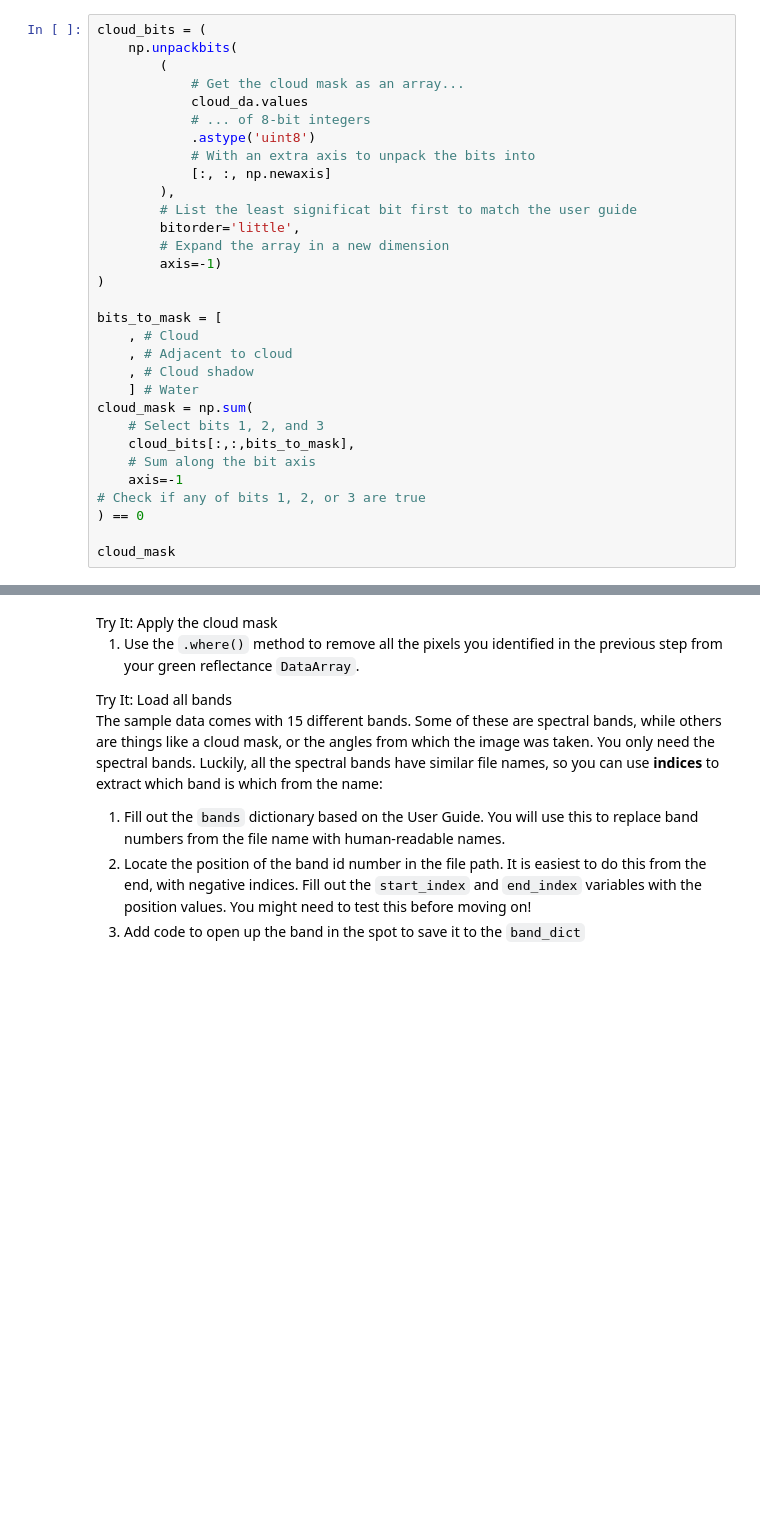
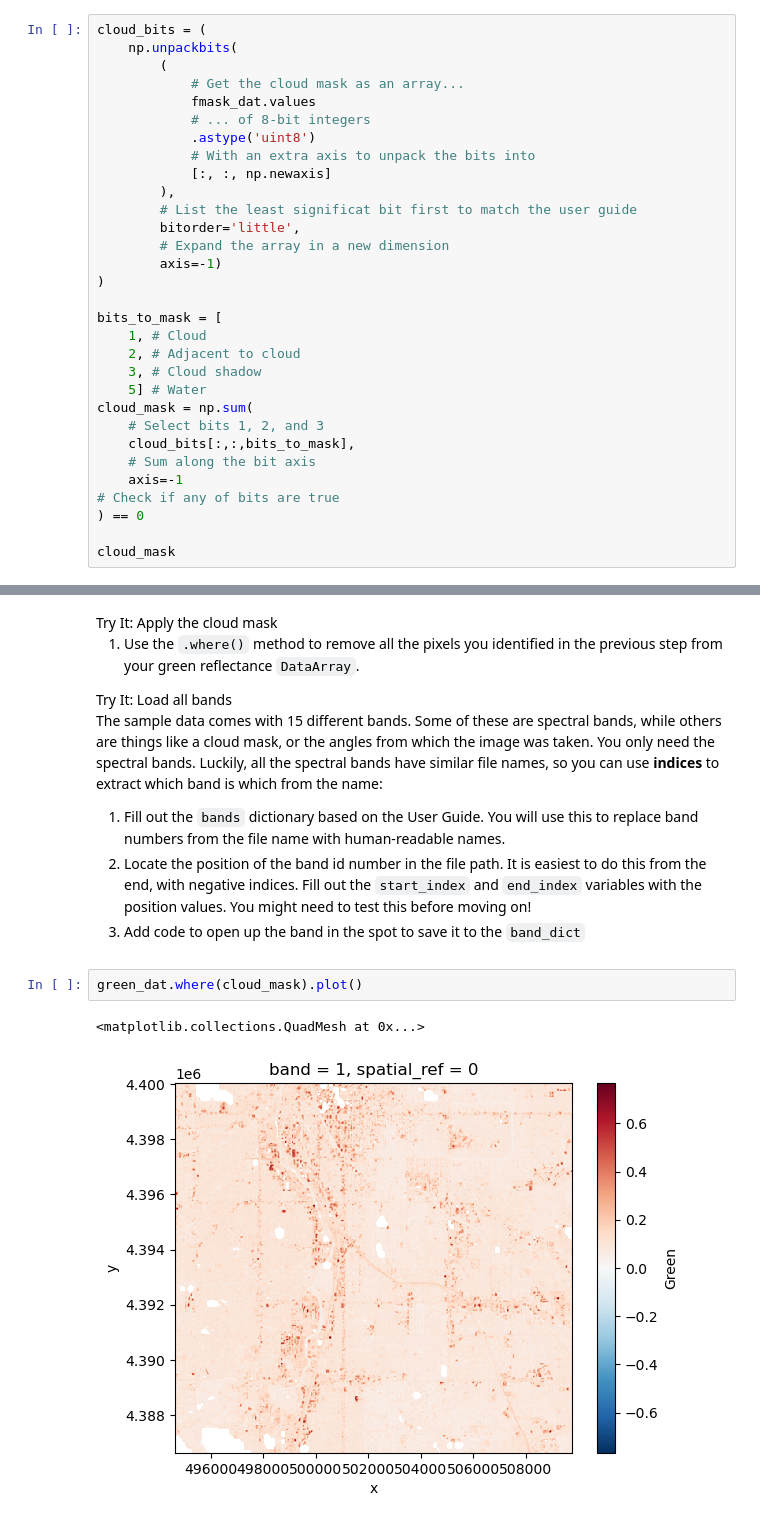
Before and after one commit to earthlab-education/fundamentals-04-redlining-cmq879, a Jupyter notebook: notebooks/redlining-32-wrangle-multispectral.ipynb, the cells around one changed output, grey strips where cells are left out. Drawn from its saved outputs; the diff is of its cells as text; blank space fills up the shorter version.

```diff
--- a/notebooks/redlining-32-wrangle-multispectral.ipynb
+++ b/notebooks/redlining-32-wrangle-multispectral.ipynb
@@ -163,7 +238,7 @@ cloud_bits = (
     np.unpackbits(
         (
             # Get the cloud mask as an array...
-            cloud_da.values
+            fmask_dat.values
             # ... of 8-bit integers
             .astype('uint8')
             # With an extra axis to unpack the bits into
@@ -176,16 +251,16 @@ cloud_bits = (
 )
 
 bits_to_mask = [
-    , # Cloud
-    , # Adjacent to cloud
-    , # Cloud shadow
-    ] # Water
+    1, # Cloud
+    2, # Adjacent to cloud
+    3, # Cloud shadow
+    5] # Water
 cloud_mask = np.sum(
     # Select bits 1, 2, and 3
     cloud_bits[:,:,bits_to_mask],
     # Sum along the bit axis
     axis=-1
-# Check if any of bits 1, 2, or 3 are true
+# Check if any of bits are true
 ) == 0
 
 cloud_mask
@@ -213,6 +296,11 @@ position values. You might need to test this before moving on!</li>
 <li>Add code to open up the band in the spot to save it to the
 <code>band_dict</code></li>
 </ol></div></div>
+# %%
+green_dat.where(cloud_mask).plot()
+# %% [output]
+<matplotlib.collections.QuadMesh at 0x...>
+[figure, added]
 # %%
 # Define band labels
 bands = {
```
Also changed, not shown: parts of 11 cells of this notebook, 4 other files.
